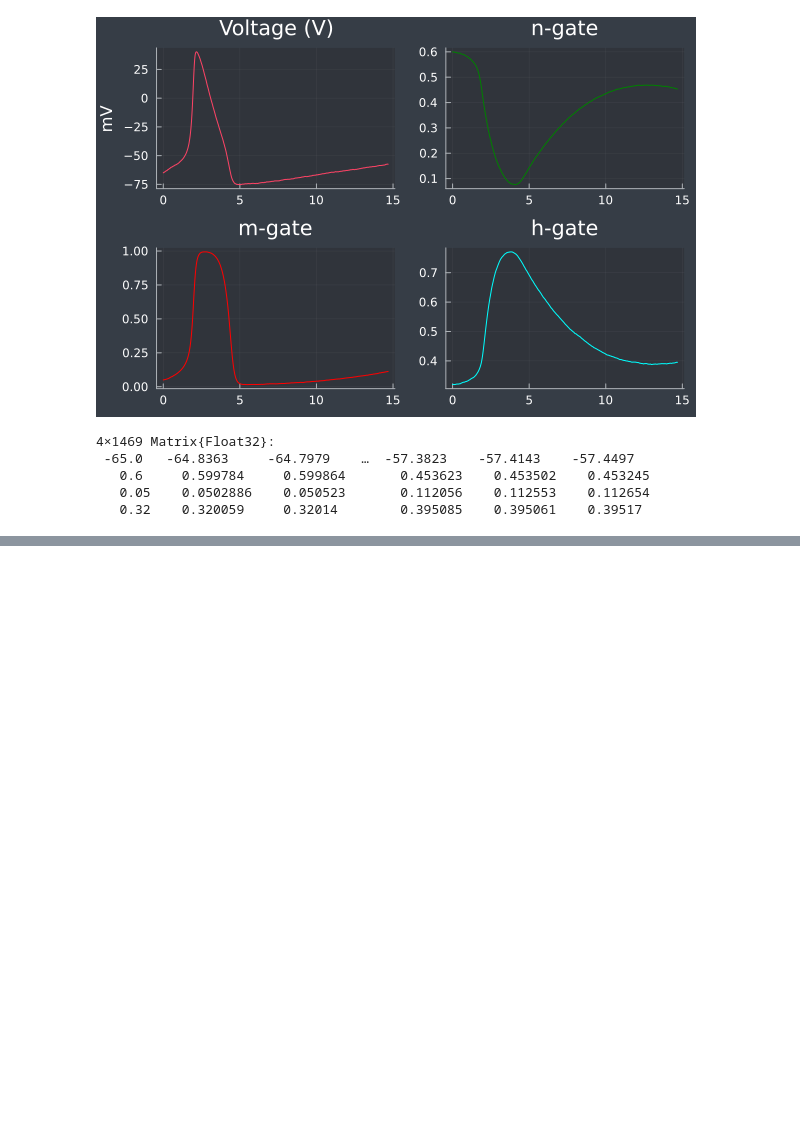
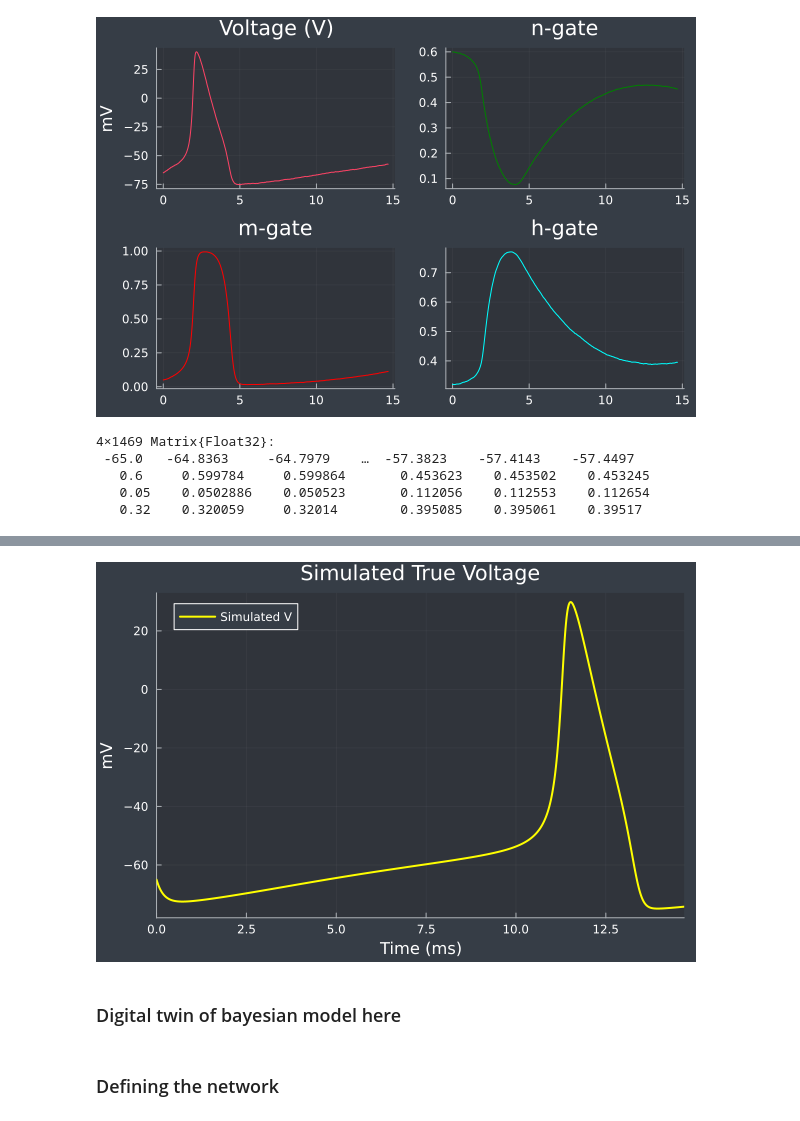
Before and after one commit to Nirbhay0007/Neural_Spiking_Dynamics, a Jupyter notebook: PINODE_SR/bayesian_pinode_sr.ipynb, the cells around one changed output, grey strips where cells are left out. Saved outputs shown, nothing was run; the diff lists cells and outputs as text; code cells hidden in the pictures; blank space fills up the shorter version.

```diff
--- a/PINODE_SR/bayesian_pinode_sr.ipynb
+++ b/PINODE_SR/bayesian_pinode_sr.ipynb
@@ -337,0 +193,2 @@ plot(chain[["lambda_phys", "sigma_obs"]],
+# %%
+u0_true = z_train[:, 1]
@@ -337,0 +201,2 @@ plot(chain[["lambda_phys", "sigma_obs"]],
+# %%
+tspan = (t_train[1], t_train[end])
@@ -337,0 +205,2 @@ plot(chain[["lambda_phys", "sigma_obs"]],
+# %%
+p_true = 10.0
@@ -337,0 +209,4 @@ plot(chain[["lambda_phys", "sigma_obs"]],
+# %%
+# define the problem
+prob_true = ODEProblem(hodgkin_huxley_equations!, u0_true, tspan, p_true)
+sol_true = solve(prob_true, Rodas5P(), saveat=t_train)
@@ -337,0 +231,4 @@ plot(chain[["lambda_phys", "sigma_obs"]],
+# %%
+plot(sol_true, idxs=1, title="Simulated True Voltage", label="Simulated V", ylabel="mV", xlabel="Time (ms)", color=:yellow, linewidth=2)
+# %% [output]
+[figure, added]
@@ -337,0 +313,2 @@ plot(chain[["lambda_phys", "sigma_obs"]],
+# %% [markdown]
+### Digital twin of bayesian model here
@@ -337,0 +367,2 @@ plot(chain[["lambda_phys", "sigma_obs"]],
+# %% [markdown]
+### Defining the network
```
Also changed, not shown: parts of 18 cells of this notebook.
